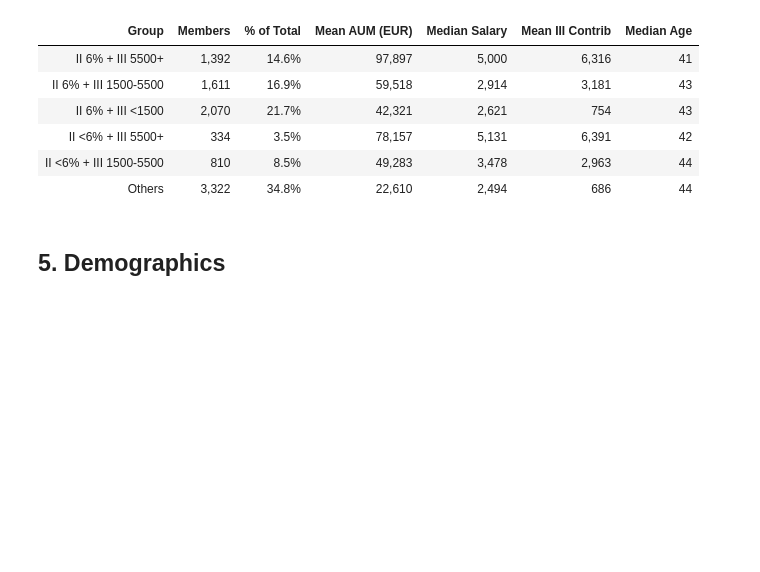
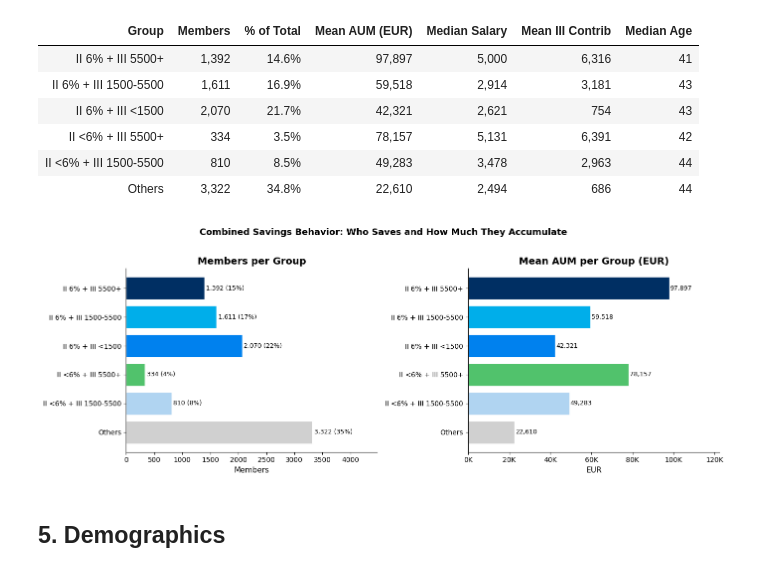
Before and after one commit to TulevaEE/reporting-engine, a Jupyter notebook: reports/adhoc/member_analysis.ipynb, the cells around one changed output. Saved outputs shown, nothing was run; the diff lists cells and outputs as text; code cells hidden in the pictures; blank space fills up the shorter version.

```diff
--- a/reports/adhoc/member_analysis.ipynb
+++ b/reports/adhoc/member_analysis.ipynb
@@ -372,19 +325,3 @@ print(f'Median contribution: {iii_contrib.median():,.0f} EUR')
 III pillar contributors (last 12m): 6,307
 Mean contribution: 3,172 EUR
 Median contribution: 2,600 EUR
-# %%
-# III pillar contribution buckets
-iii_all = df.loc[df['Has III Pillar'], 'Third Pillar Last 12m Contributions Sum'].fillna(0)
-iii_buckets = pd.cut(iii_all, bins=[-1, 0, 500, 1500, 3500, 5500, float('inf')],
-                     labels=['0 (no contrib)', '1-500', '500-1500', '1500-3500', '3500-5500', '5500+'])
-iii_bucket_counts = iii_buckets.value_counts().sort_index()
-
-fig, ax = plt.subplots(figsize=(8, 5))
-iii_bucket_counts.plot(kind='bar', ax=ax, color=TULEVA_MID_BLUE, edgecolor='white')
-ax.set_title('III Pillar Members by Annual Contribution Bucket')
-ax.set_ylabel('Members')
-ax.tick_params(axis='x', rotation=45)
-for i, v in enumerate(iii_bucket_counts):
-    ax.text(i, v + 10, f'{v:,}', ha='center', fontsize=8)
-plt.tight_layout()
-plt.show()
@@ -452,6 +387,37 @@ savings_tbl.style.format({
 | II <6% + III 5500+ | 334 | 3.5% | 78,157 | 5,131 | 6,391 | 42 |
 | II <6% + III 1500-5500 | 810 | 8.5% | 49,283 | 3,478 | 2,963 | 44 |
 | Others | 3,322 | 34.8% | 22,610 | 2,494 | 686 | 44 |
+# %%
+# Combined II + III pillar savings behavior — visual
+fig, axes = plt.subplots(1, 2, figsize=(14, 5))
+
+sg_colors = [TULEVA_NAVY, TULEVA_BLUE, TULEVA_MID_BLUE, '#51c26c', '#B0D4F1', '#D0D0D0']
+
+# Left: member counts
+members = savings_tbl['Members']
+axes[0].barh(savings_order[::-1], members.values[::-1], color=sg_colors[::-1], edgecolor='white')
+axes[0].set_title('Members per Group', fontweight='bold')
+axes[0].set_xlabel('Members')
+for i, (m, pct) in enumerate(zip(members.values[::-1], savings_tbl['% of Total'].values[::-1])):
+    axes[0].text(m + 30, i, f'{m:,.0f} ({pct:.0f}%)', va='center', fontsize=9)
+axes[0].set_xlim(0, members.max() * 1.35)
+
+# Right: mean AUM
+mean_aum = savings_tbl['Mean AUM (EUR)']
+axes[1].barh(savings_order[::-1], mean_aum.values[::-1], color=sg_colors[::-1], edgecolor='white')
+axes[1].set_title('Mean AUM per Group (EUR)', fontweight='bold')
+axes[1].set_xlabel('EUR')
+axes[1].xaxis.set_major_formatter(mticker.FuncFormatter(lambda x, p: f'{x/1000:.0f}K'))
+for i, v in enumerate(mean_aum.values[::-1]):
+    axes[1].text(v + 500, i, f'{v:,.0f}', va='center', fontsize=9)
+axes[1].set_xlim(0, mean_aum.max() * 1.25)
+
+fig.suptitle('Combined Savings Behavior: Who Saves and How Much They Accumulate',
+             fontsize=13, fontweight='bold', y=1.02)
+plt.tight_layout()
+plt.show()
+# %% [output]
+[figure, added]
 # %% [markdown]
 ## 5. Demographics
 # %%
```
Also changed, not shown: parts of 5 cells of this notebook, 1 other file.
